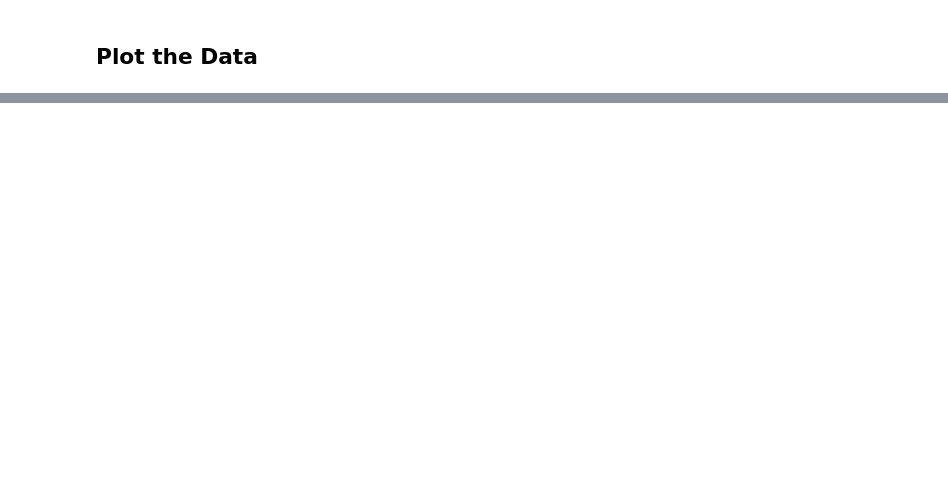
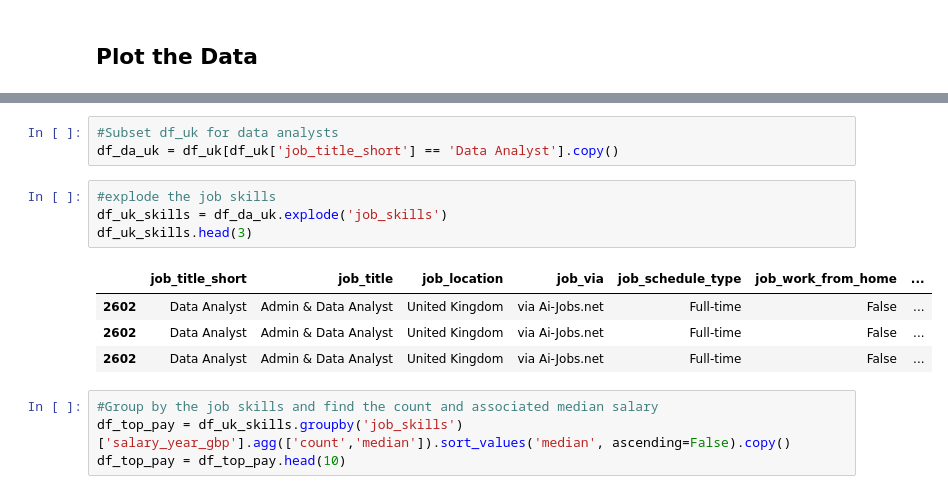
Before and after one commit to TSZUoE/Python_Course, a Jupyter notebook: Python_Course/3_Project/4_Salary_Analysts.ipynb, the cells around one changed output, grey strips where cells are left out. Saved outputs shown, nothing was run; the diff lists cells and outputs as text; blank space fills up the shorter version.

```diff
--- a/Python_Course/3_Project/4_Salary_Analysts.ipynb
+++ b/Python_Course/3_Project/4_Salary_Analysts.ipynb
@@ -79,0 +100,16 @@ plt.show()
+# %%
+#Subset df_uk for data analysts
+df_da_uk = df_uk[df_uk['job_title_short'] == 'Data Analyst'].copy()
+# %%
+#explode the job skills
+df_uk_skills = df_da_uk.explode('job_skills')
+df_uk_skills.head(3)
+# %% [output]
+|  | job_title_short | job_title | job_location | job_via | job_schedule_type | job_work_from_home | ... |
+| 2602 | Data Analyst | Admin & Data Analyst | United Kingdom | via Ai-Jobs.net | Full-time | False | ... |
+| 2602 | Data Analyst | Admin & Data Analyst | United Kingdom | via Ai-Jobs.net | Full-time | False | ... |
+| 2602 | Data Analyst | Admin & Data Analyst | United Kingdom | via Ai-Jobs.net | Full-time | False | ... |
+# %%
+#Group by the job skills and find the count and associated median salary
+df_top_pay = df_uk_skills.groupby('job_skills')['salary_year_gbp'].agg(['count','median']).sort_values('median', ascending=False).copy()
+df_top_pay = df_top_pay.head(10)
```
Also changed, not shown: parts of 7 cells of this notebook, 3 other files.
